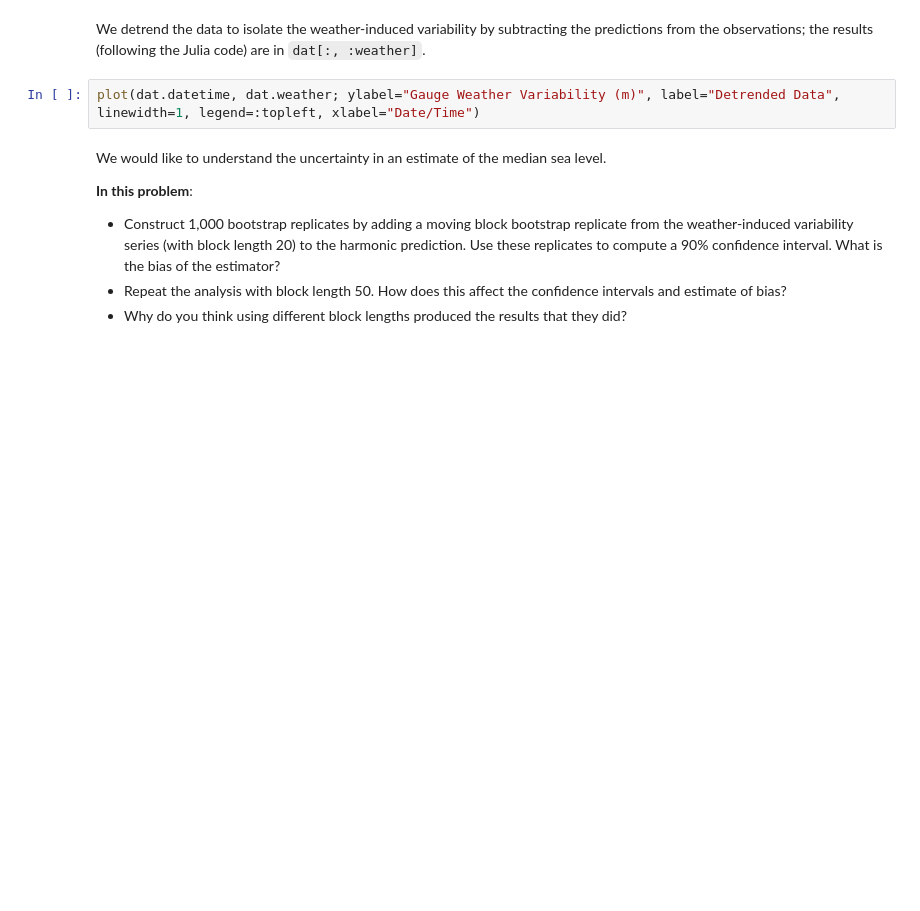
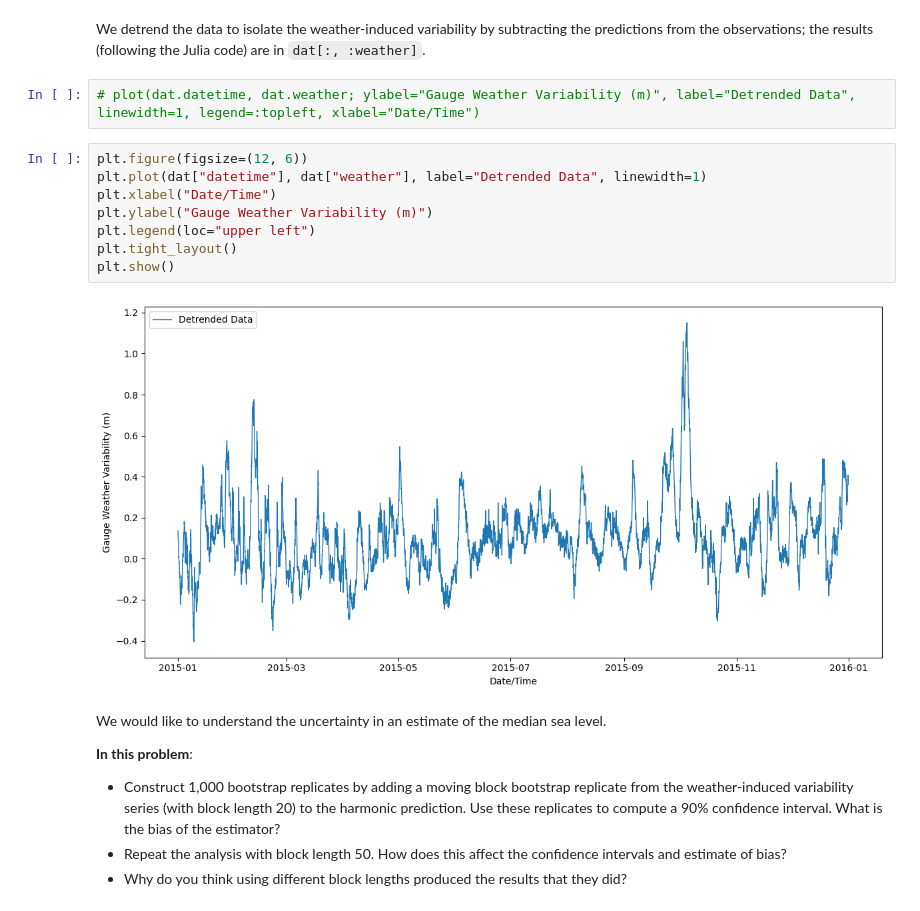
Before and after one commit to BEE4850-SP25/hw04-mcallen14, a Jupyter notebook: hw04.ipynb, the cells around one changed output. Saved outputs shown, nothing was run; the diff lists cells and outputs as text; blank space fills up the shorter version.

```diff
--- a/hw04.ipynb
+++ b/hw04.ipynb
@@ -160,7 +561,17 @@ We detrend the data to isolate the weather-induced variability by
 subtracting the predictions from the observations; the results
 (following the Julia code) are in `dat[:, :weather]`.
 # %%
-plot(dat.datetime, dat.weather; ylabel="Gauge Weather Variability (m)", label="Detrended Data", linewidth=1, legend=:topleft, xlabel="Date/Time")
+# plot(dat.datetime, dat.weather; ylabel="Gauge Weather Variability (m)", label="Detrended Data", linewidth=1, legend=:topleft, xlabel="Date/Time")
+# %%
+plt.figure(figsize=(12, 6))
+plt.plot(dat["datetime"], dat["weather"], label="Detrended Data", linewidth=1)
+plt.xlabel("Date/Time")
+plt.ylabel("Gauge Weather Variability (m)")
+plt.legend(loc="upper left")
+plt.tight_layout()
+plt.show()
+# %% [output]
+[figure, added]
 # %% [markdown]
 We would like to understand the uncertainty in an estimate of the median
 sea level.
```
Also changed, not shown: parts of 37 cells of this notebook.
